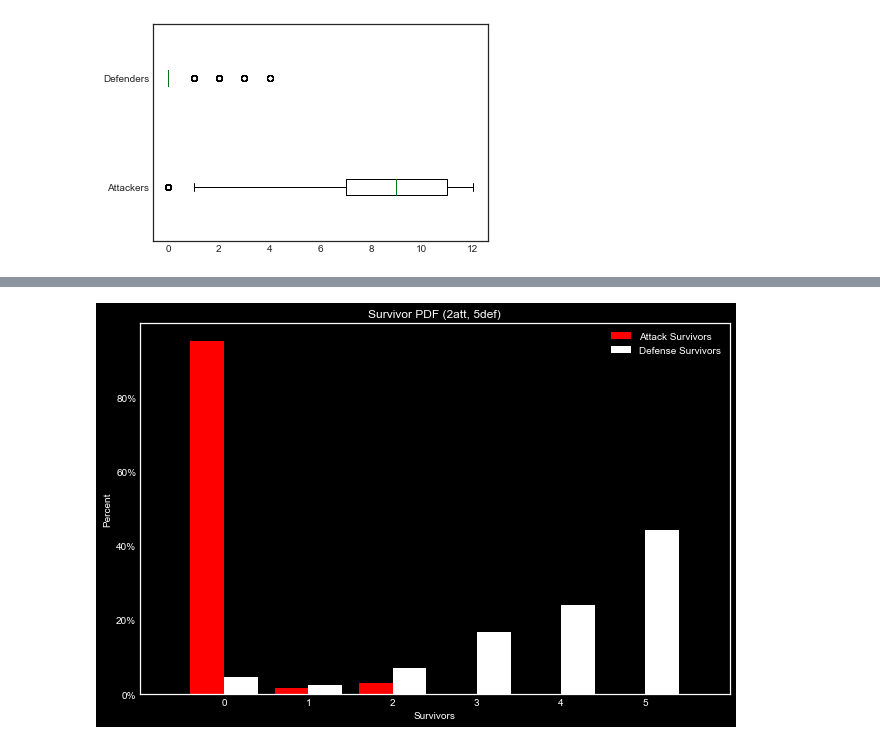
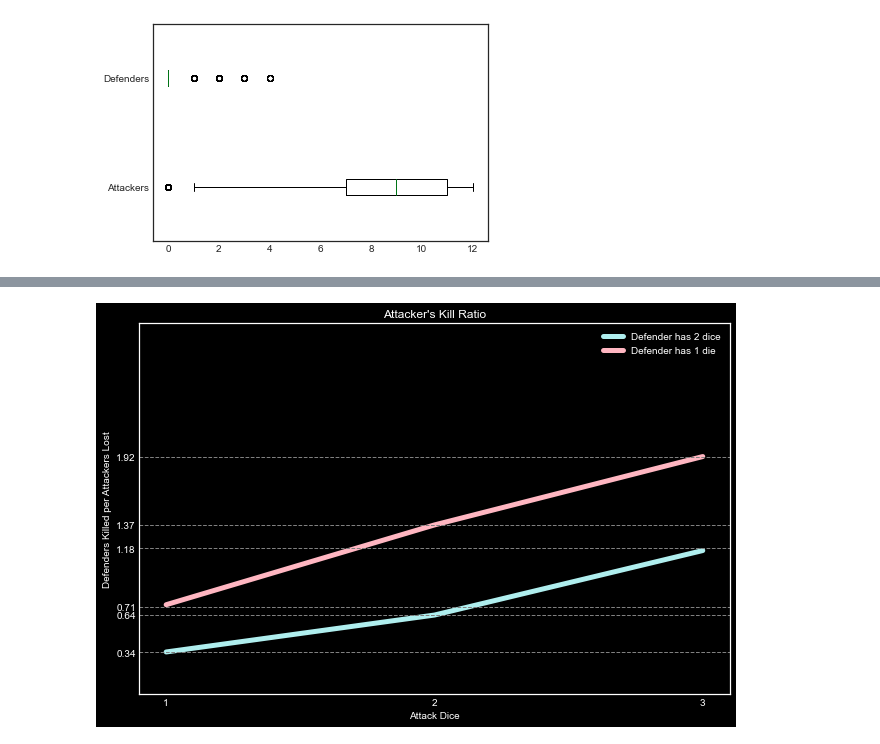
Before and after one commit to Trevor-McLemore/risk_analysis, a Jupyter notebook: risk.ipynb, the cells around one changed output, grey strips where cells are left out. Cells and saved outputs as stored; diff of their text form; code cells hidden in the pictures.

```diff
--- a/risk.ipynb
+++ b/risk.ipynb
@@ -902,3 +1005,32 @@ def plot_kill_ratio():
+# %%
+# generates a plot of the attacker's kill ratio for all permutations of dice being rolled in the game
+def plot_a_kill_ratio():
+    plt.style.use('dark_background')
+    x = range(1,4)
+    y1 = [1/att_casualties(_,1) for _ in x]
+    y2 = [1/att_casualties(_,2) for _ in x]
+
+    fig, ax = plt.subplots(figsize=(9,6))
+
+    ax.plot(x, y2, color='paleturquoise', linewidth=5, label='Defender has 2 dice')
+    ax.plot(x, y1, color='lightpink', linewidth=5, label='Defender has 1 die')
+    ax.set_xlim(0.9, 3.1)
+    ax.set_xticks([1,2,3])
+    ax.set_xlabel('Attack Dice')
+    ax.set_ylim(0, 3)
+    ax.set_yticks([1.92,1.37,1.18,0.71,0.64,0.34])
+    ax.set_ylabel('Defenders Killed per Attackers Lost')
+    ax.set_title("Attacker's Kill Ratio")
+    ax.legend(loc='upper right')
+    plt.axhline(y=1.92, linewidth=1, color='grey', linestyle='--')
+    plt.axhline(y=1.37, linewidth=1, color='grey', linestyle='--')
+    plt.axhline(y=1.18, linewidth=1, color='grey', linestyle='--')
+    plt.axhline(y=0.71, linewidth=1, color='grey', linestyle='--')
+    plt.axhline(y=0.64, linewidth=1, color='grey', linestyle='--')
+    plt.axhline(y=0.34, linewidth=1, color='grey', linestyle='--')
+
+    plt.tight_layout()
+    plt.show()
 # %%
 # helper function for plot_survivor_pdf. determines the probability distribution of survivors for the inputted odds
 def simulate_battles(attackers, defenders, sims=10000):
@@ -958,4 +1086,4 @@ plot_kill_ratio()
-# %%
-plot_survivor_pdf(2,5)
-# %% [output]
-[figure, removed]
+# %%
+plot_a_kill_ratio()
+# %% [output]
+[figure, added]
```
Also changed, not shown: parts of 14 cells of this notebook, 14 other files.
